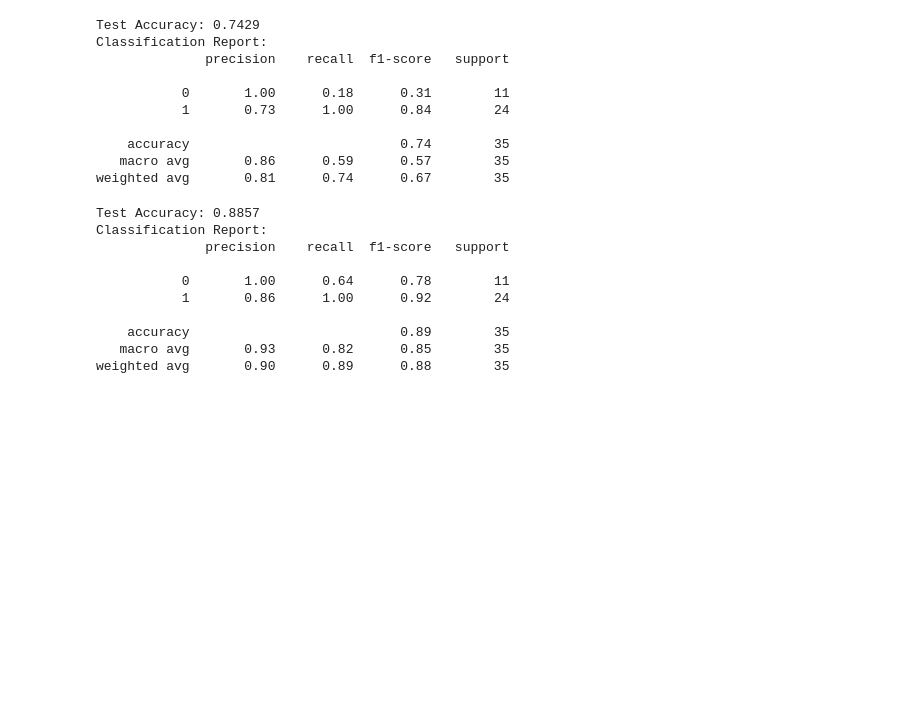
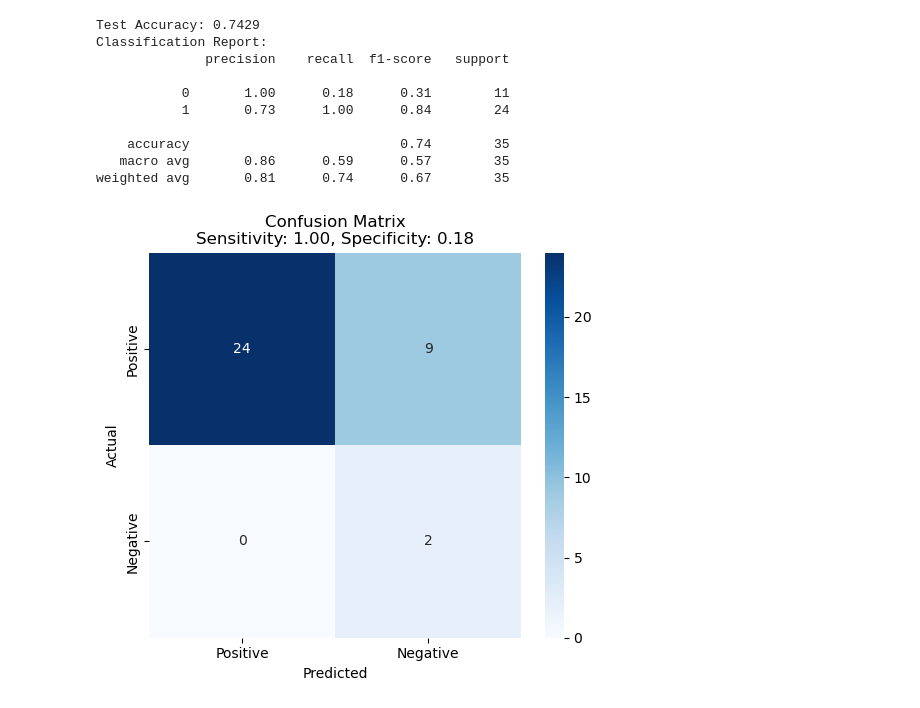
Before and after one commit to yagmuryavuzozdemir/erdos_bootcamp_fall24, a Jupyter notebook: ptsd.ipynb, the cells around one changed output. Saved outputs shown, nothing was run; the diff lists cells and outputs as text; code cells hidden in the pictures; blank space fills up the shorter version.

Commit message:
last changes are done
project report is added after a few edits in the project

```diff
--- a/ptsd.ipynb
+++ b/ptsd.ipynb
@@ -334,26 +348,30 @@ Classification Report:
     accuracy                           0.74        35
    macro avg       0.86      0.59      0.57        35
 weighted avg       0.81      0.74      0.67        35
-# %%
-y_pred_test = best_lasso_model.predict(X_test)
-
-# Evaluate the predictions
-if y_test is not None:
-    test_accuracy = accuracy_score(y_test, y_pred_test)
-    print(f"Test Accuracy: {test_accuracy:.4f}")
-    print("Classification Report:")
-    print(classification_report(y_test, y_pred_test))
-else:
-    print("Predictions:")
-    print(y_pred_test)
-# %% [output]
-Test Accuracy: 0.8857
-Classification Report:
-              precision    recall  f1-score   support
-
-           0       1.00      0.64      0.78        11
-           1       0.86      1.00      0.92        24
-
-    accuracy                           0.89        35
-   macro avg       0.93      0.82      0.85        35
-weighted avg       0.90      0.89      0.88        35
+# %%
+# Ground truth and predictions (y_test and y_pred_test assumed to be defined)
+conf_matrix = confusion_matrix(y_test, y_pred_test)
+
+# Extract values from confusion matrix
+TN, FP, FN, TP = conf_matrix.ravel()
+
+# Calculate sensitivity and specificity
+sensitivity = TP / (TP + FN)  # Recall or True Positive Rate
+specificity = TN / (TN + FP)  # True Negative Rate
+
+# Create a confusion matrix as a DataFrame for labeling
+conf_matrix_df = np.array([[TP, FP], [FN, TN]])
+
+# Create a heatmap for the confusion matrix
+plt.figure(figsize=(6, 5))
+sns.heatmap(conf_matrix_df, annot=True, fmt='d', cmap="Blues", xticklabels=['Positive', 'Negative'], yticklabels=['Positive', 'Negative'])
+
+# Add labels and title
+plt.xlabel('Predicted')
+plt.ylabel('Actual')
+plt.title(f"Confusion Matrix\nSensitivity: {sensitivity:.2f}, Specificity: {specificity:.2f}")
+
+# Display the plot
+plt.show()
+# %% [output]
+[figure, added]
```
Also changed, not shown: parts of 3 cells of this notebook, 4 other files.
